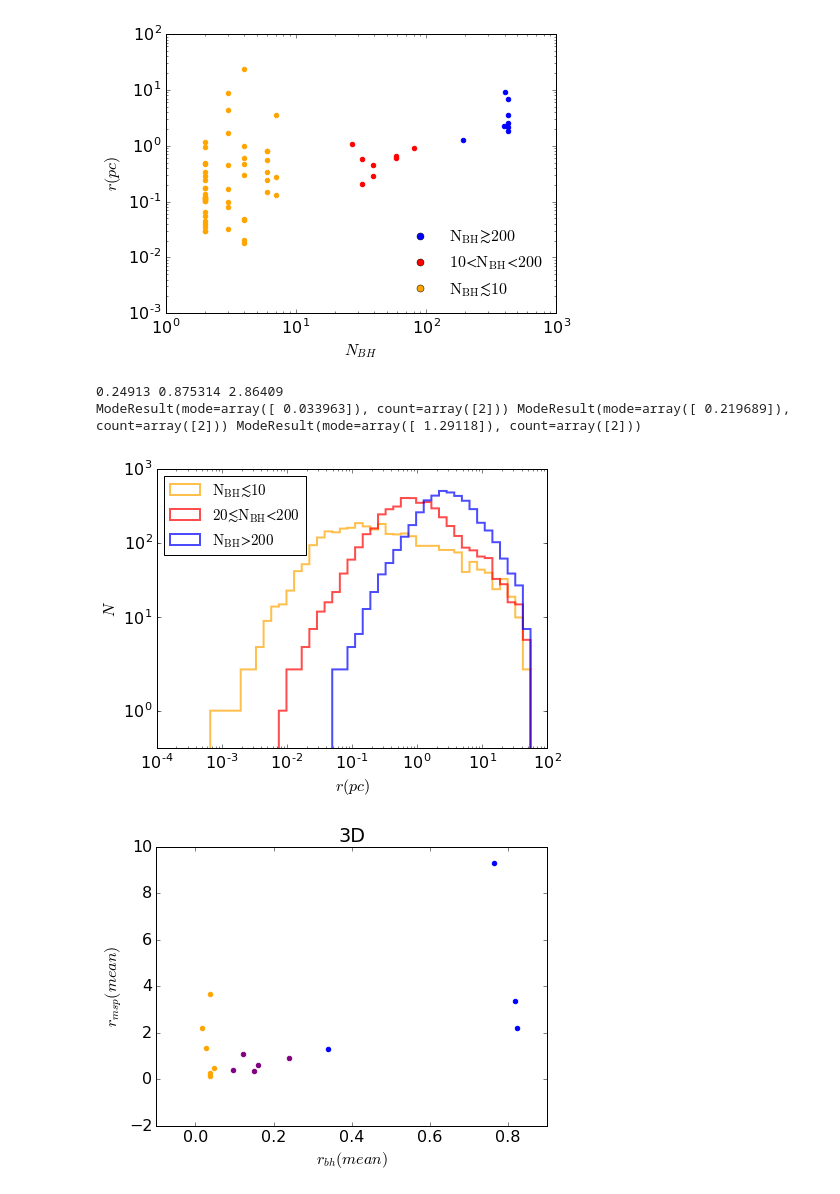
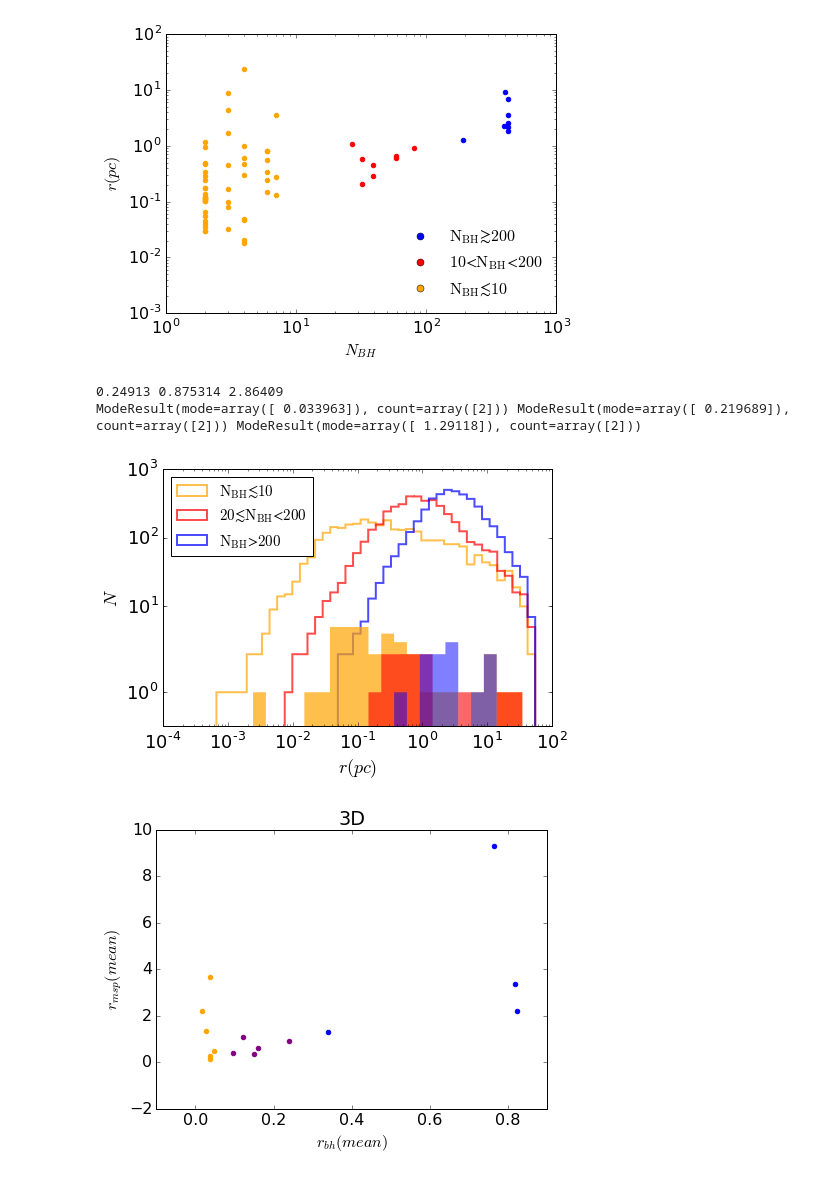
Before and after one commit to claireshiye/MyPythonCode, a Jupyter notebook: ns_plot.ipynb, the cells around one changed output. Saved outputs shown, nothing was run; the diff lists cells and outputs as text; code cells hidden in the pictures.

```diff
--- a/ns_plot.ipynb
+++ b/ns_plot.ipynb
@@ -414,12 +508,14 @@ plt.legend(handles=[bdot, rdot, odot], loc='lower right', prop={'size': 16}, num
 sourcedir='/projects/b1011/syr904/projects/PULSAR/kickgrid_runs/paper/data/'
 datar=np.genfromtxt(sourcedir+'ns2Dradius_newmodel.dat')
 datan=np.genfromtxt(sourcedir+'ns_number_newmodel.dat')
+dataaccl=np.genfromtxt(sourcedir+'kickgrid_accl_msp_newmodel.dat')
 model=datar[:,0]; R2D=np.array(datar[:,1])
 nbh=datan[:,1]
+modelmsp=dataaccl[:,0]; mspr2d=dataaccl[:,3]
 #print model
 #print R2D
 
-matplotlib.rcParams.update({'font.size': 16})
+matplotlib.rcParams.update({'font.size': 18})
 plt.rcParams['figure.figsize'] = [7, 5]
 
 bdot = mlines.Line2D([], [],  linestyle = 'None', color='blue', marker='o',
@@ -455,34 +551,51 @@ for j in range(len(model)):
     if model[j]<10:
         r2d_bhrich.append(R2D[j])
     elif model[j]<19:
         r2d_bhmid.append(R2D[j])
     elif model[j]<25:
         r2d_bhpoor.append(R2D[j])
     #else:
         #r2d_bhmid.append(R2D[j])
 
+mspr2d_bhpoor=[]; mspr2d_bhmid=[]; mspr2d_bhrich=[]
+for k in range(len(modelmsp)):
+    if modelmsp[k]<10:
+        mspr2d_bhrich.append(mspr2d[k])
+    elif modelmsp[k]<19:
+        mspr2d_bhmid.append(mspr2d[k])
+    elif modelmsp[k]<25:
+        mspr2d_bhpoor.append(mspr2d[k])
+    #else:
+        #r2d_bhmid.append(R2D[j])
+
 
 #print r2d_bhpoor, r2d_bhmid, r2d_bhrich
 median_poor=np.median(r2d_bhpoor); median_mid=np.median(r2d_bhmid); median_rich=np.median(r2d_bhrich)
 print median_poor, median_mid, median_rich
 mode_poor=stats.mode(r2d_bhpoor,axis=None); mode_mid=stats.mode(r2d_bhmid,axis=None); mode_rich=stats.mode(r2d_bhrich,axis=None)
 print mode_poor, mode_mid, mode_rich
 
+
+
 plt.figure()
 plt.hist(r2d_bhpoor,  bins=np.logspace(np.log10(0.0001),np.log10(55), 50), histtype='step', lw=2, cumulative=False, color='orange', alpha=0.7, label=r'$\rm{N_{BH} \lesssim 10}$')
 plt.hist(r2d_bhmid, bins=np.logspace(np.log10(0.0001),np.log10(55), 50),  histtype='step', lw=2, cumulative=False, color='red', alpha=0.7, label=r'$\rm{20 \lesssim N_{BH} \less 200}$')
 plt.hist(r2d_bhrich, bins=np.logspace(np.log10(0.0001),np.log10(55), 50),  histtype='step', lw=2, cumulative=False, color='blue', alpha=0.7, label=r'$\rm{N_{BH} \greater 200}$')
+plt.hist(mspr2d_bhpoor,  bins=np.logspace(np.log10(0.0001),np.log10(55), 30), histtype='stepfilled', lw=0, cumulative=False, color='orange', alpha=0.7)
+plt.hist(mspr2d_bhmid, bins=np.logspace(np.log10(0.0001),np.log10(55), 30),  histtype='stepfilled', lw=0, cumulative=False, color='red', alpha=0.6)
+plt.hist(mspr2d_bhrich, bins=np.logspace(np.log10(0.0001),np.log10(55), 30),  histtype='stepfilled', lw=0, cumulative=False, color='blue', alpha=0.5)
 plt.yscale('symlog')
 plt.xscale('log')
 plt.xlabel(r'$r(pc)$')
 plt.ylabel(r'$N$')
 plt.legend(loc='upper left', prop={'size': 15})
 #plt.show()
+plt.tight_layout()
 plt.savefig(figsave+'nsradius.pdf', dpi=300)
 # %% [output]
 0.24913 0.875314 2.86409
 ModeResult(mode=array([ 0.033963]), count=array([2])) ModeResult(mode=array([ 0.219689]), count=array([2])) ModeResult(mode=array([ 1.29118]), count=array([2]))
-[figure, old version]
+[figure, new version]
 # %%
 pathlist='/projects/b1011/syr904/projects/PULSAR/kickgrid_runs/kickgrid_path.dat'
 msplist='/projects/b1011/syr904/projects/PULSAR/kickgrid_runs/kickgrid_msp.dat'
```
Also changed, not shown: parts of 7 cells of this notebook, 1 other file.
